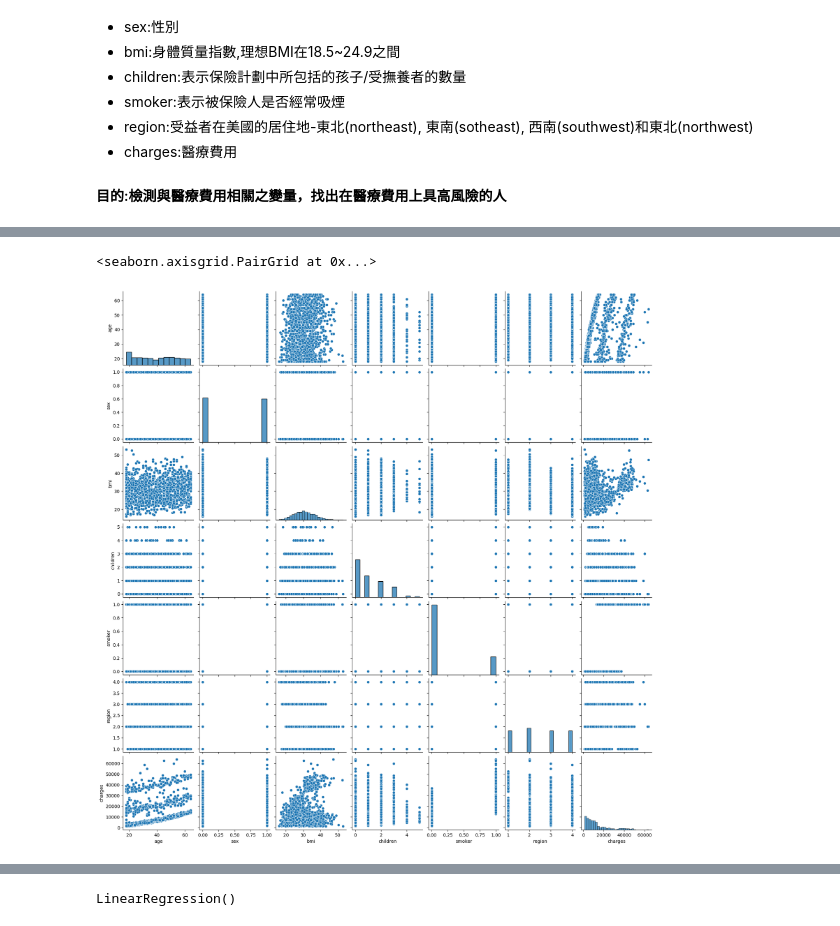
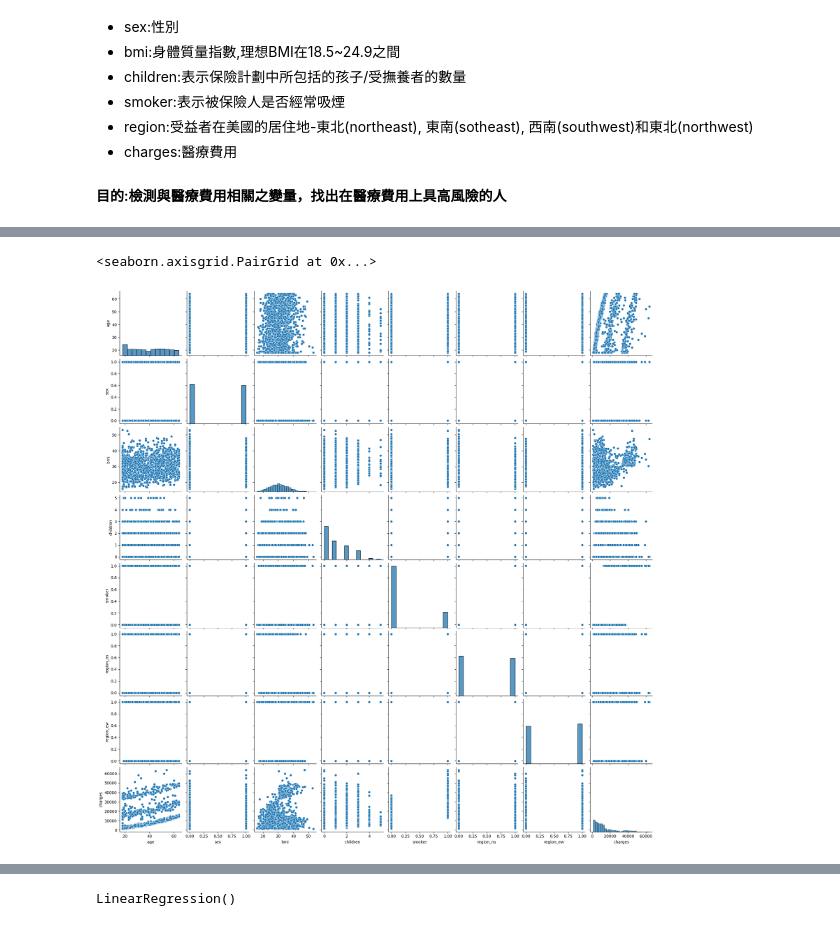
Before and after one commit to hsuxx289/BDSE36Machine_Learning, a Jupyter notebook: Homework/1. Regression/1. Regression test.ipynb, the cells around one changed output, grey strips where cells are left out. Cells and saved outputs as stored; diff of their text form; code cells hidden in the pictures.

```diff
--- a/Homework/1. Regression/1. Regression test.ipynb
+++ b/Homework/1. Regression/1. Regression test.ipynb
@@ -30,4 +30,7 @@ Index(['age', 'sex', 'bmi', 'children', 'smoker', 'region', 'charges'], dtype='o
 # %%
+# 轉化類別資料
 dataset['sex'] = dataset['sex'].apply({'male':0, 'female':1}.get)
 dataset['smoker'] = dataset['smoker'].apply({'yes':1, 'no':0}.get)
-dataset['region'] = dataset['region'].apply({'southwest':1, 'southeast':2, 'northwest':3, 'northeast':4}.get)
+# 地區新增兩欄 南北 以及 東西
+dataset['region_ns'] = dataset['region'].apply({'southwest':0, 'southeast':0, 'northwest':1, 'northeast':1}.get)
+dataset['region_ew'] = dataset['region'].apply({'southwest':0, 'southeast':1, 'northwest':0, 'northeast':1}.get)
@@ -45,0 +37,8 @@ array([[16884.924 ],
+# %%
+# drop region 欄位
+dataset.drop(columns=['region'], inplace=True)
+dataset.head()
+
+# 把charges 移到最後面
+dataset.insert(len(dataset.columns)-1,'charges', dataset.pop('charges'))
+dataset.head()
@@ -82,7 +115,8 @@ dataset.describe()
 # %%
+# 觀察X與Y的線性關係
 import seaborn as sns
-sns.pairplot(dataset[['age', 'sex', 'bmi', 'children', 'smoker', 'region', 'charges']])
+sns.pairplot(dataset[['age', 'sex', 'bmi', 'children', 'smoker', 'region_ns', 'region_ew','charges']])
 # %% [output]
 <seaborn.axisgrid.PairGrid at 0x...>
-[figure, old version]
+[figure, new version]
 # %%
```
Also changed, not shown: parts of 33 cells of this notebook.
